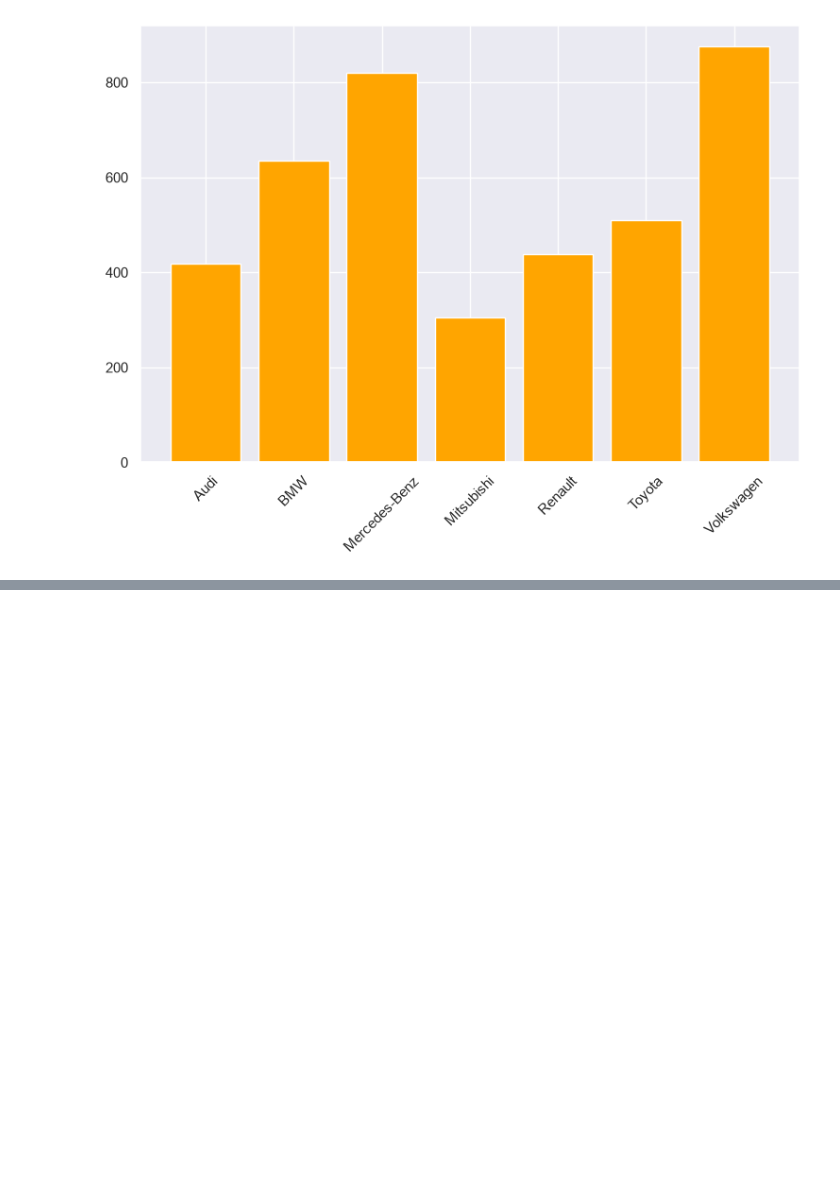
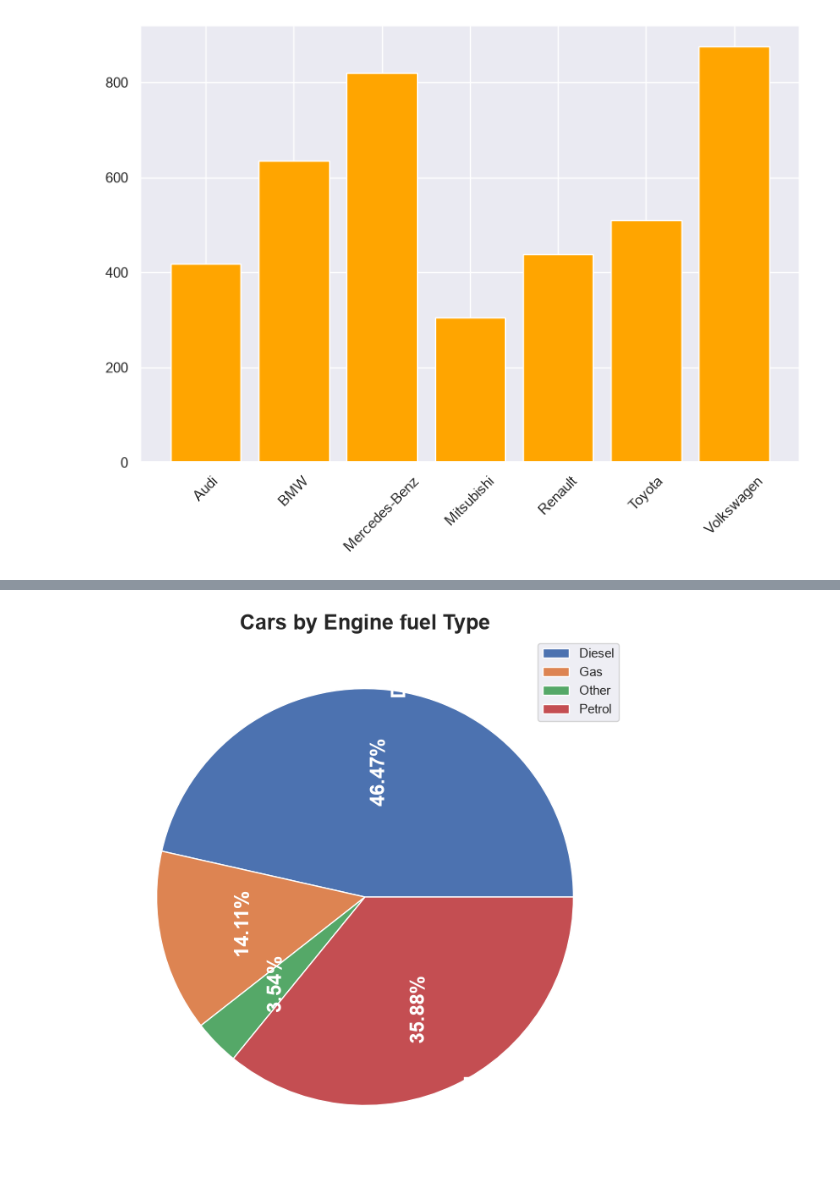
Before and after one commit to askoritaa/the-data-analyst-course, a Jupyter notebook: modulo-visualizacao.ipynb, the cells around one changed output, grey strips where cells are left out. Saved outputs shown, nothing was run; the diff lists cells and outputs as text; code cells hidden in the pictures; blank space fills up the shorter version.

Commit message:
pie-chart

```diff
--- a/modulo-visualizacao.ipynb
+++ b/modulo-visualizacao.ipynb
@@ -29,3 +29,6 @@ plt.xticks(rotation = 45)
 plt.show()
 # %% [output]
 [figure]
+# %%
+df_pie_chart = pd.read_csv("pie_chart_data.csv")
+df_pie_chart
@@ -31,0 +41,16 @@ plt.show()
+# %%
+plt.figure(figsize=(10,8))
+plt.pie(df_pie_chart['Number of Cars'],
+        labels= df_pie_chart['Engine Fuel Type'].values,
+        autopct= '%.2f%%',
+        textprops= {
+            'size': 'x-large',
+            'fontweight': 'bold',
+            'rotation': 'vertical',
+            'color': 'w'
+        })
+plt.legend()
+plt.title("Cars by Engine fuel Type", fontsize = 18, fontweight = 'bold')
+plt.show()
+# %% [output]
+[figure, added]
```
Also changed, not shown: parts of 1 cell of this notebook, 1 other file.
